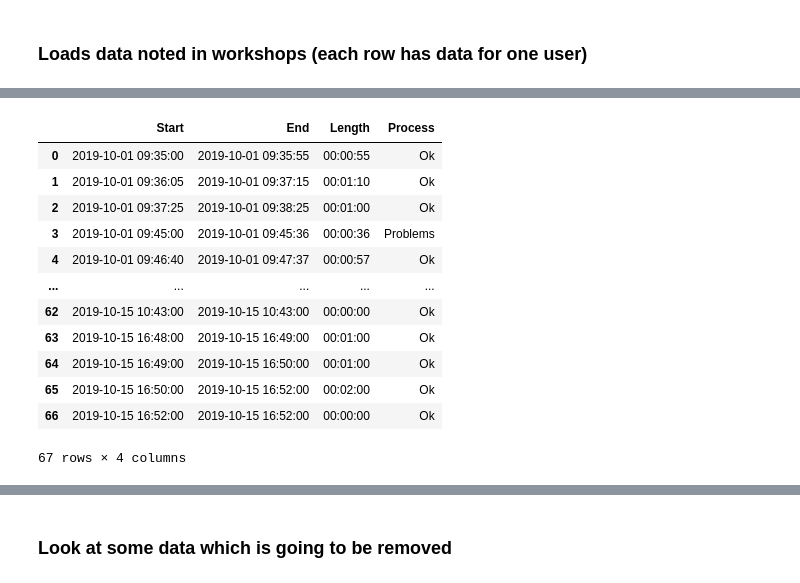
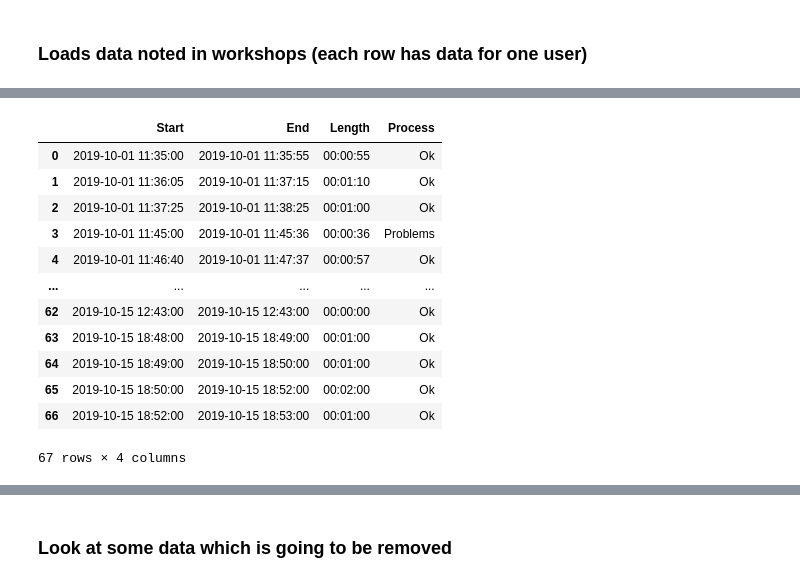
Before and after one commit to boku-ilen/darknet, a Jupyter notebook: _3DOFAnalysis/Workshops3DOFDataAnalysis.ipynb, the cells around one changed output, grey strips where cells are left out. Drawn from its saved outputs; the diff is of its cells as text; code cells hidden in the pictures.

Commit message:
applied splitting into potential users based on screenshots from workshops, used Europe/Vienna time instead of UTC #32

```diff
--- a/_3DOFAnalysis/Workshops3DOFDataAnalysis.ipynb
+++ b/_3DOFAnalysis/Workshops3DOFDataAnalysis.ipynb
@@ -64,20 +79,19 @@ print(df.loc[0, 'timestamp'].astimezone(timezone))
 # %%
-# Load data with tampstamp with 2 hours difference
-users = pd.read_csv('../../../../../Praktikum_data/20191015_VR_utf8-2hour.csv', sep=';', usecols=['Start', 'End', 'Length', 'Process'])
+users = pd.read_csv('../../../../Praktikum_data/WorkshopsUsers.csv', sep=';', usecols=['Start', 'End', 'Length', 'Process'])
 users
 # %% [output]
 |  | Start | End | Length | Process |
-| 0 | 2019-10-01 09:35:00 | 2019-10-01 09:35:55 | 00:00:55 | Ok |
-| 1 | 2019-10-01 09:36:05 | 2019-10-01 09:37:15 | 00:01:10 | Ok |
-| 2 | 2019-10-01 09:37:25 | 2019-10-01 09:38:25 | 00:01:00 | Ok |
-| 3 | 2019-10-01 09:45:00 | 2019-10-01 09:45:36 | 00:00:36 | Problems |
-| 4 | 2019-10-01 09:46:40 | 2019-10-01 09:47:37 | 00:00:57 | Ok |
+| 0 | 2019-10-01 11:35:00 | 2019-10-01 11:35:55 | 00:00:55 | Ok |
+| 1 | 2019-10-01 11:36:05 | 2019-10-01 11:37:15 | 00:01:10 | Ok |
+| 2 | 2019-10-01 11:37:25 | 2019-10-01 11:38:25 | 00:01:00 | Ok |
+| 3 | 2019-10-01 11:45:00 | 2019-10-01 11:45:36 | 00:00:36 | Problems |
+| 4 | 2019-10-01 11:46:40 | 2019-10-01 11:47:37 | 00:00:57 | Ok |
 | ... | ... | ... | ... | ... |
-| 62 | 2019-10-15 10:43:00 | 2019-10-15 10:43:00 | 00:00:00 | Ok |
-| 63 | 2019-10-15 16:48:00 | 2019-10-15 16:49:00 | 00:01:00 | Ok |
-| 64 | 2019-10-15 16:49:00 | 2019-10-15 16:50:00 | 00:01:00 | Ok |
-| 65 | 2019-10-15 16:50:00 | 2019-10-15 16:52:00 | 00:02:00 | Ok |
-| 66 | 2019-10-15 16:52:00 | 2019-10-15 16:52:00 | 00:00:00 | Ok |
+| 62 | 2019-10-15 12:43:00 | 2019-10-15 12:43:00 | 00:00:00 | Ok |
+| 63 | 2019-10-15 18:48:00 | 2019-10-15 18:49:00 | 00:01:00 | Ok |
+| 64 | 2019-10-15 18:49:00 | 2019-10-15 18:50:00 | 00:01:00 | Ok |
+| 65 | 2019-10-15 18:50:00 | 2019-10-15 18:52:00 | 00:02:00 | Ok |
+| 66 | 2019-10-15 18:52:00 | 2019-10-15 18:53:00 | 00:01:00 | Ok |
 67 rows × 4 columns
 # %%
 # example of user data:
```
Also changed, not shown: parts of 22 cells of this notebook, 2 other files.
